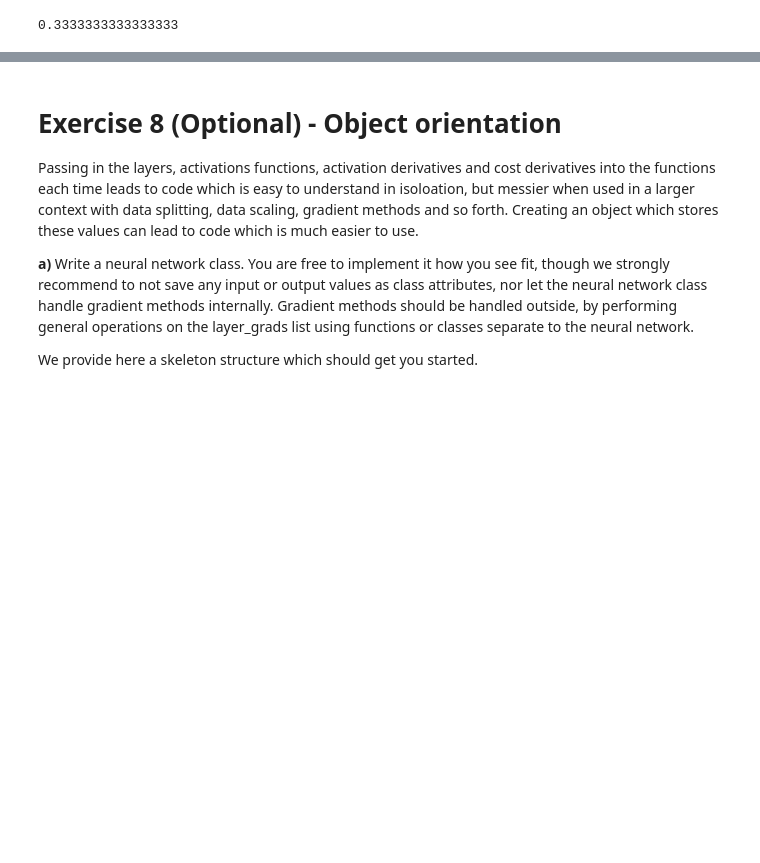
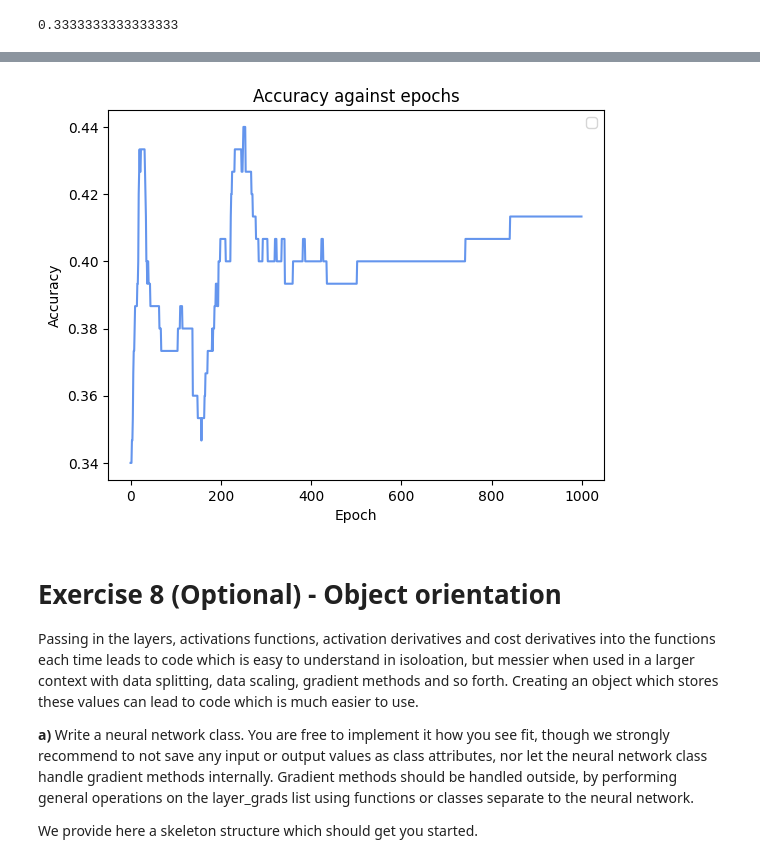
Before and after one commit to GauteJ1/FYS-STK-projects, a Jupyter notebook: project_2/src/assignment43.ipynb, the cells around one changed output, grey strips where cells are left out. Drawn from its saved outputs; the diff is of its cells as text; code cells hidden in the pictures; blank space fills up the shorter version.

```diff
--- a/project_2/src/assignment43.ipynb
+++ b/project_2/src/assignment43.ipynb
@@ -444,6 +446,7 @@ def backpropagation_batch(
 
     # We loop over the layers, from the last to the first
     for i in reversed(range(len(layers))):
+
         layer_input, z, activation_der = layer_inputs[i], zs[i], activation_ders[i]
 
         if i == len(layers) - 1:
@@ -455,8 +458,9 @@ def backpropagation_batch(
             dC_da = dC_dz @ W
 
         dC_dz = dC_da * activation_der(z)
-        dC_dW = np.outer(layer_input, dC_dz).T
-        dC_db = dC_dz
+        dC_dW = np.dot(dC_dz.T, layer_input)
+        dC_db = np.mean(dC_dz, axis=0)
+
 
         layer_grads[i] = (dC_dW, dC_db)
 
@@ -500,3 +504,7 @@ layer_output_sizes = [8,3]
 activation_funcs = [sigmoid, ReLU]
 activation_ders = [sigmoid_der, ReLU_der]
 layers = create_layers_batch(network_input_size, layer_output_sizes)
+#print shapes of layers
+for i, layer in enumerate(layers):
+    W, b = layer
+    print(f"Shape of layer {i} W: {W.shape}, b: {b.shape}")
@@ -521,15 +544,16 @@ def train_network(
     loss_list = []
 
     for i in range(epochs):
-        layers_grad = backpropagation_batch(inputs, layers, activation_funcs, targets, activation_ders, cross_entropy_der)
+        layers_grad = backpropagation_batch(inputs, layers, activation_funcs, targets, activation_ders, mse_der)
         for (W, b), (W_g, b_g) in zip(layers, layers_grad):
+
             W -= learning_rate * W_g
             b -= learning_rate * b_g
 
         predictions = feed_forward_batch(inputs, layers, activation_funcs)
         accuracy_score = accuracy(predictions, targets)
         accuracy_list.append(accuracy_score)
-        loss = cross_entropy(predictions, targets)
+        loss = mse(predictions, targets)
         loss_list.append(loss)
 
     return layers, accuracy_list, loss_list
@@ -553,3 +571,13 @@ NameError: name 'loss_list' is not defined
+# %%
+# plot accuracy
+plt.plot(accuracy_list, c = "cornflowerblue")
+plt.title("Accuracy against epochs")
+plt.xlabel("Epoch")
+plt.ylabel("Accuracy")
+plt.legend()
+plt.show()
+# %% [output]
+[figure, added]
 # %% [markdown]
 # Exercise 8 (Optional) - Object orientation
 
```
Also changed, not shown: parts of 6 cells of this notebook.
